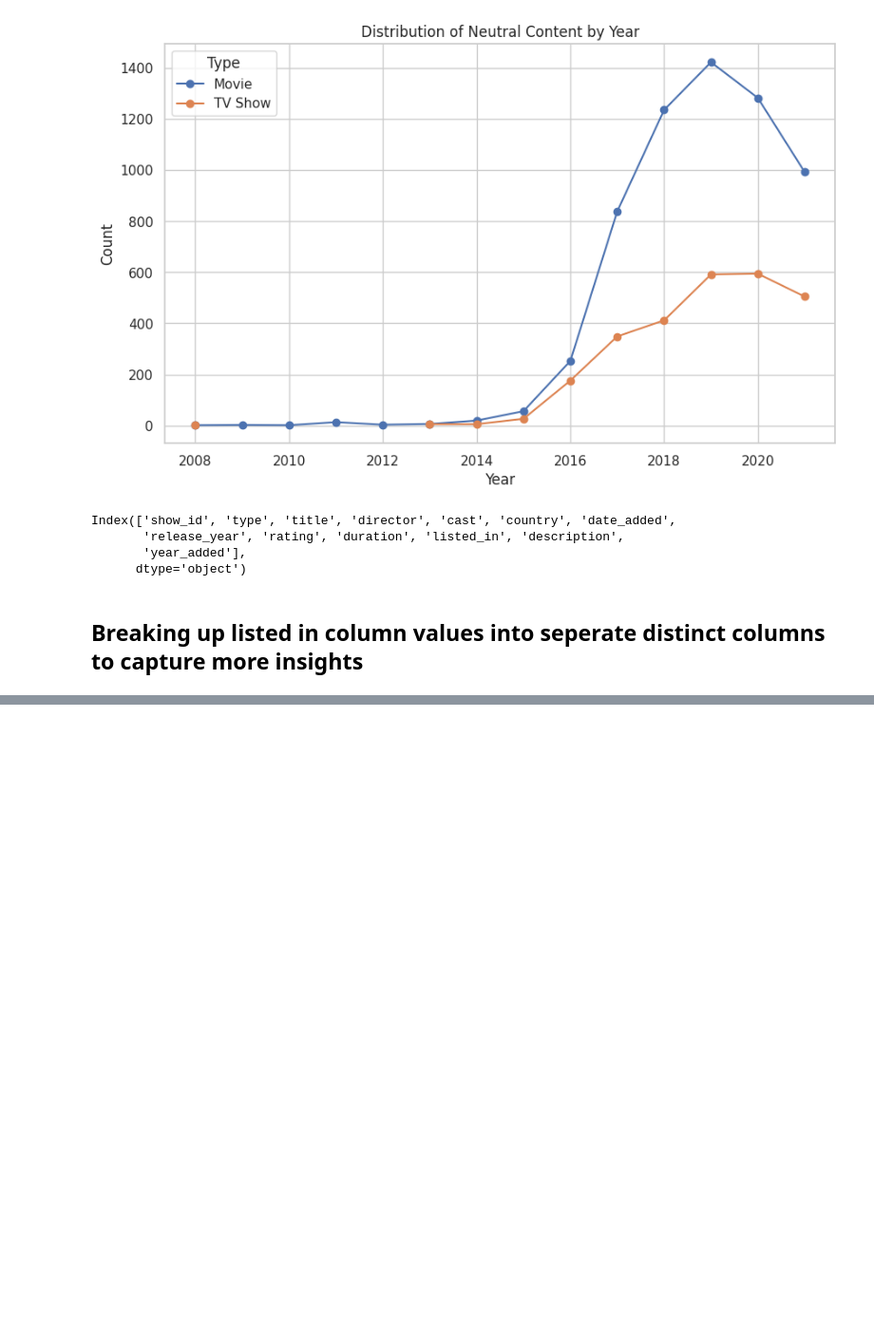
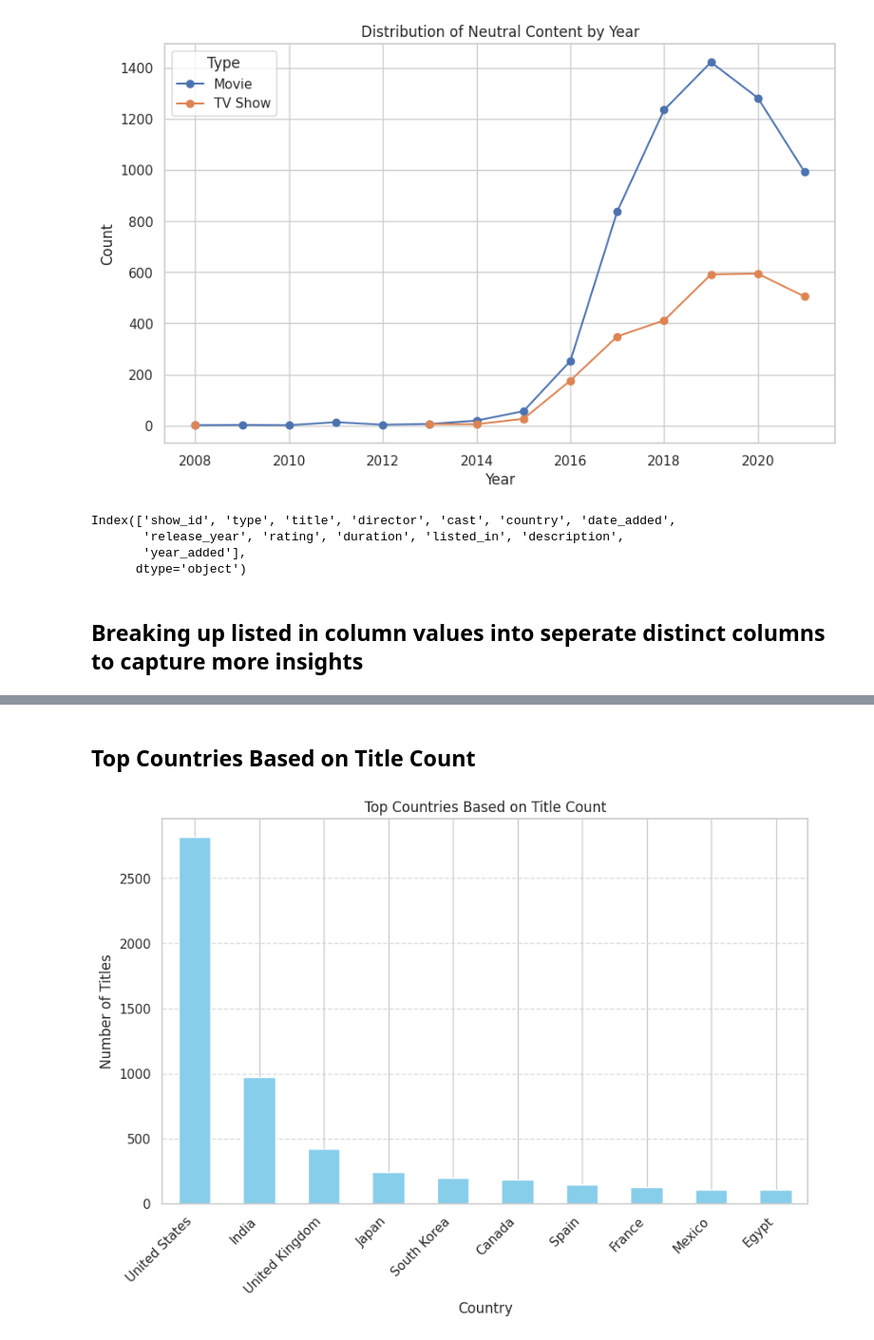
Before and after one commit to nikhilbansal23/NetflixDataAnalysis, a Jupyter notebook: NetflixDataAnalysis.ipynb, the cells around one changed output, grey strips where cells are left out. Shown at 95% size. Saved outputs shown, nothing was run; the diff lists cells and outputs as text; code cells hidden in the pictures; blank space fills up the shorter version.

```diff
--- a/NetflixDataAnalysis.ipynb
+++ b/NetflixDataAnalysis.ipynb
@@ -290,0 +326,20 @@ Index(['show_id', 'type', 'title', 'director', 'cast', 'country', 'date_added',
+# %% [markdown]
+## Top Countries Based on Title Count
+# %%
+# Count titles by country
+country_counts = df['country'].value_counts().drop('Not Known')
+
+# Get top 10 countries
+top_countries = country_counts.head(10)
+
+# Plot horizontal bar chart
+plt.figure(figsize=(10, 6))
+top_countries.plot(kind='bar', color='skyblue')
+plt.title('Top Countries Based on Title Count')
+plt.xlabel('Country')
+plt.ylabel('Number of Titles')
+plt.xticks(rotation=45, ha='right')
+plt.grid(axis='y', linestyle='--', alpha=0.7)
+plt.show()
+# %% [output]
+[figure, added]
```
Also changed, not shown: parts of 22 cells of this notebook.
